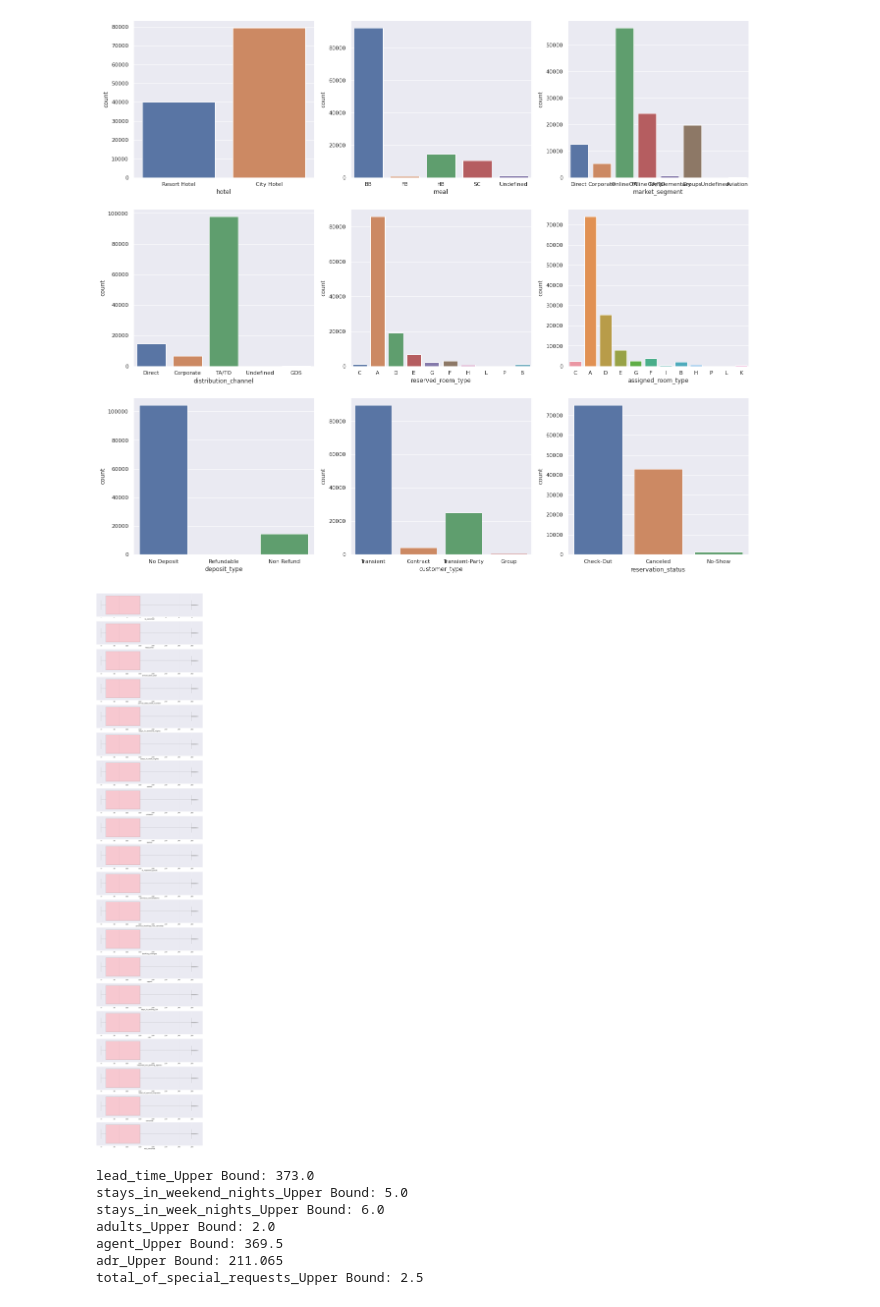
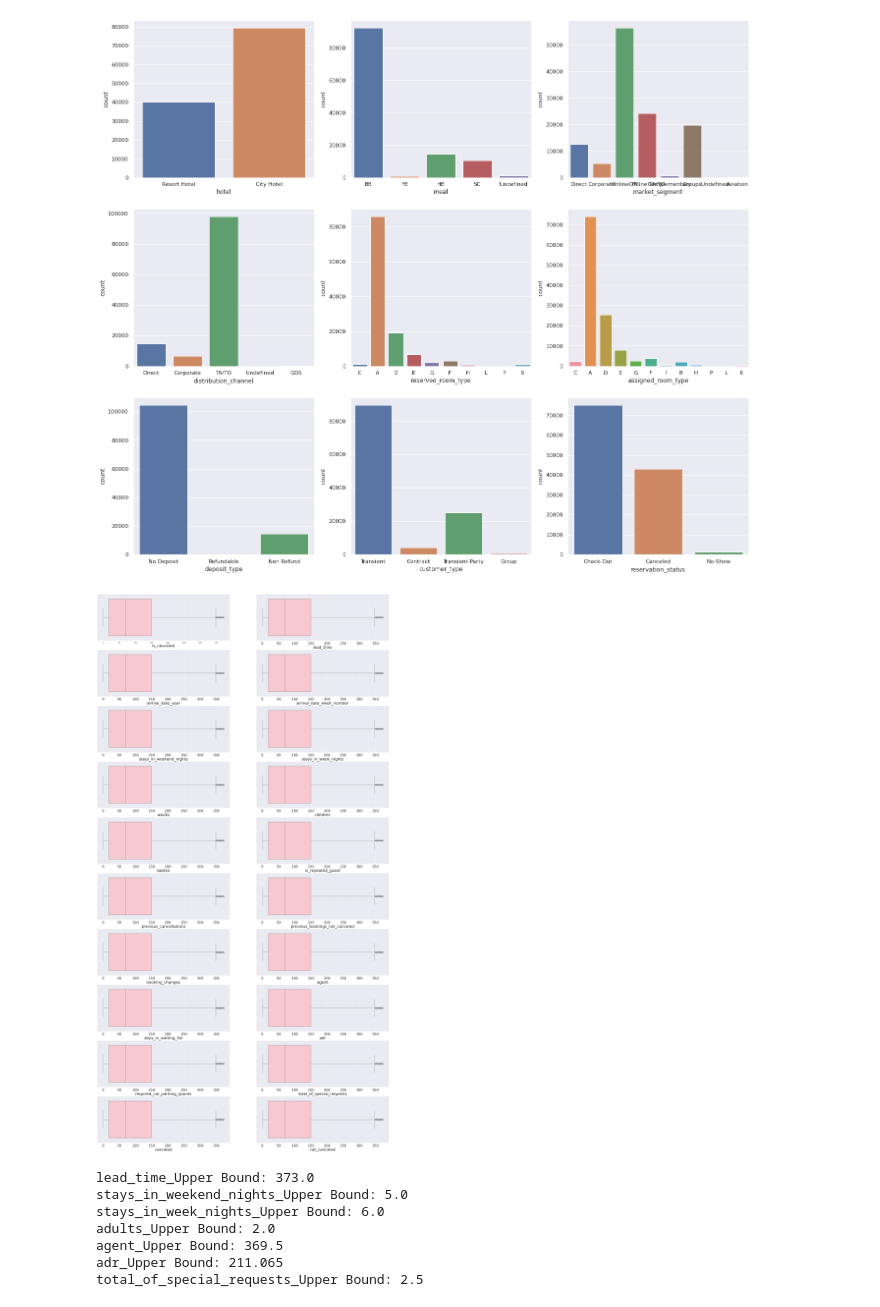
Before and after one commit to Sriharish19/EDA-Hotel-Booking-Capstone-Project-1, a Jupyter notebook: SH_Hotel_Booking_Capstone_Project.ipynb, the cells around one changed output. Saved outputs shown, nothing was run; the diff lists cells and outputs as text; code cells hidden in the pictures.

```diff
--- a/SH_Hotel_Booking_Capstone_Project.ipynb
+++ b/SH_Hotel_Booking_Capstone_Project.ipynb
@@ -274,16 +274,16 @@ for i in enumerate(lst_count):
 # %%
 # Box plot to detect the outliers
 
 lst_box = list(df.describe().columns)
-plt.figure(figsize = (25,150))
+plt.figure(figsize = (30,65))
 sns.set_theme()
 for i in enumerate(lst_box):
-    plt.subplot(20, 1,i[0]+1)
+    plt.subplot(10, 2,i[0]+1)
     sns.set(font_scale = 2)
     sns.boxplot(df["lead_time"],color='pink')
     plt.xlabel(i[1],fontsize=25)
 # %% [output]
-[figure, old version]
+[figure, new version]
 # %%
 # Outliers
 # Outliers treatment by replacing the outliers with median
```
